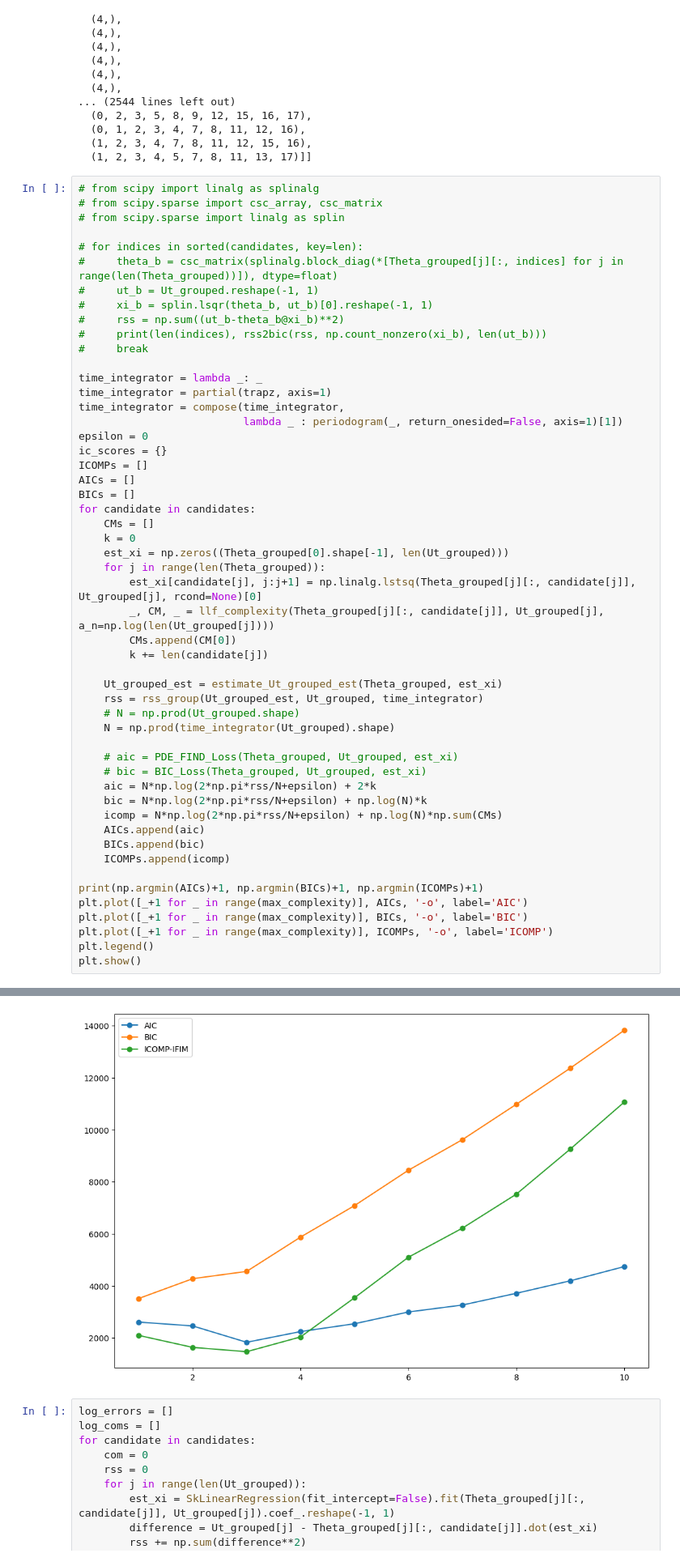
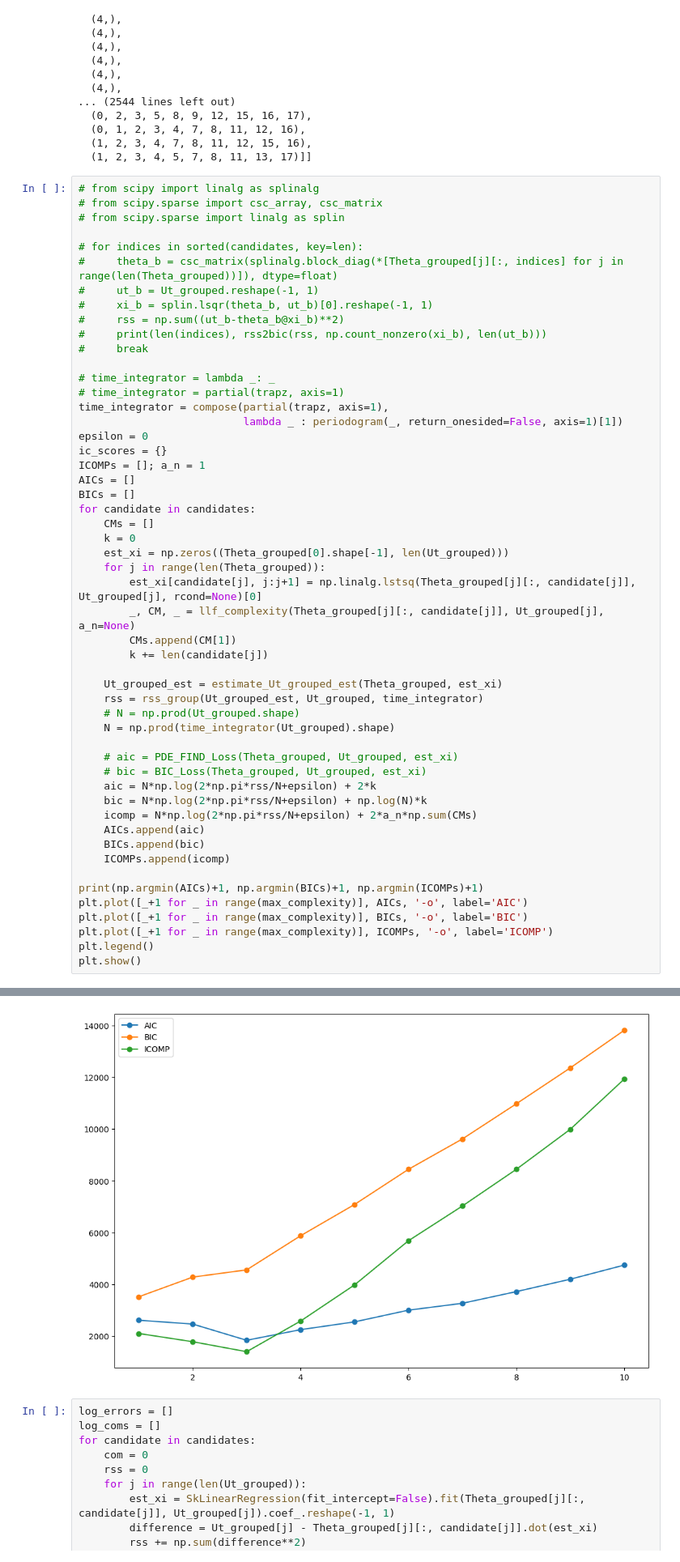
Before and after one commit to Pongpisit-Thanasutives/parametric-discovery, a Jupyter notebook: Spatial_Advection_Diffusion_WeakLib_KRR-Easy.ipynb, the cells around one changed output, grey strips where cells are left out. Shown at 81% size. Cells and saved outputs as stored; diff of their text form.

```diff
--- a/Spatial_Advection_Diffusion_WeakLib_KRR-Easy.ipynb
+++ b/Spatial_Advection_Diffusion_WeakLib_KRR-Easy.ipynb
@@ -290,48 +290,48 @@ Academic license - for non-commercial use only - expires 2024-06-04
 #     print(len(indices), rss2bic(rss, np.count_nonzero(xi_b), len(ut_b)))
 #     break
 
-time_integrator = lambda _: _
-time_integrator = partial(trapz, axis=1)
-time_integrator = compose(time_integrator,
+# time_integrator = lambda _: _
+# time_integrator = partial(trapz, axis=1)
+time_integrator = compose(partial(trapz, axis=1),
                           lambda _ : periodogram(_, return_onesided=False, axis=1)[1])
 epsilon = 0
 ic_scores = {}
-ICOMPs = []
+ICOMPs = []; a_n = 1
 AICs = []
 BICs = []
 for candidate in candidates:
     CMs = []
     k = 0
     est_xi = np.zeros((Theta_grouped[0].shape[-1], len(Ut_grouped)))
     for j in range(len(Theta_grouped)):
         est_xi[candidate[j], j:j+1] = np.linalg.lstsq(Theta_grouped[j][:, candidate[j]], Ut_grouped[j], rcond=None)[0]
-        _, CM, _ = llf_complexity(Theta_grouped[j][:, candidate[j]], Ut_grouped[j], a_n=np.log(len(Ut_grouped[j])))
-        CMs.append(CM[0])
+        _, CM, _ = llf_complexity(Theta_grouped[j][:, candidate[j]], Ut_grouped[j], a_n=None)
+        CMs.append(CM[1])
         k += len(candidate[j])
 
     Ut_grouped_est = estimate_Ut_grouped_est(Theta_grouped, est_xi)
     rss = rss_group(Ut_grouped_est, Ut_grouped, time_integrator)
     # N = np.prod(Ut_grouped.shape)
     N = np.prod(time_integrator(Ut_grouped).shape)
 
     # aic = PDE_FIND_Loss(Theta_grouped, Ut_grouped, est_xi)
     # bic = BIC_Loss(Theta_grouped, Ut_grouped, est_xi)
     aic = N*np.log(2*np.pi*rss/N+epsilon) + 2*k
     bic = N*np.log(2*np.pi*rss/N+epsilon) + np.log(N)*k
-    icomp = N*np.log(2*np.pi*rss/N+epsilon) + np.log(N)*np.sum(CMs)
+    icomp = N*np.log(2*np.pi*rss/N+epsilon) + 2*a_n*np.sum(CMs)
     AICs.append(aic)
     BICs.append(bic)
     ICOMPs.append(icomp)
 
 print(np.argmin(AICs)+1, np.argmin(BICs)+1, np.argmin(ICOMPs)+1)
 plt.plot([_+1 for _ in range(max_complexity)], AICs, '-o', label='AIC')
 plt.plot([_+1 for _ in range(max_complexity)], BICs, '-o', label='BIC')
 plt.plot([_+1 for _ in range(max_complexity)], ICOMPs, '-o', label='ICOMP')
 plt.legend()
 plt.show()
 # %% [output]
 3 1 3
-[figure, old version]
+[figure, new version]
 # %%
 log_errors = []
 log_coms = []
```
Also changed, not shown: 3 other files.
